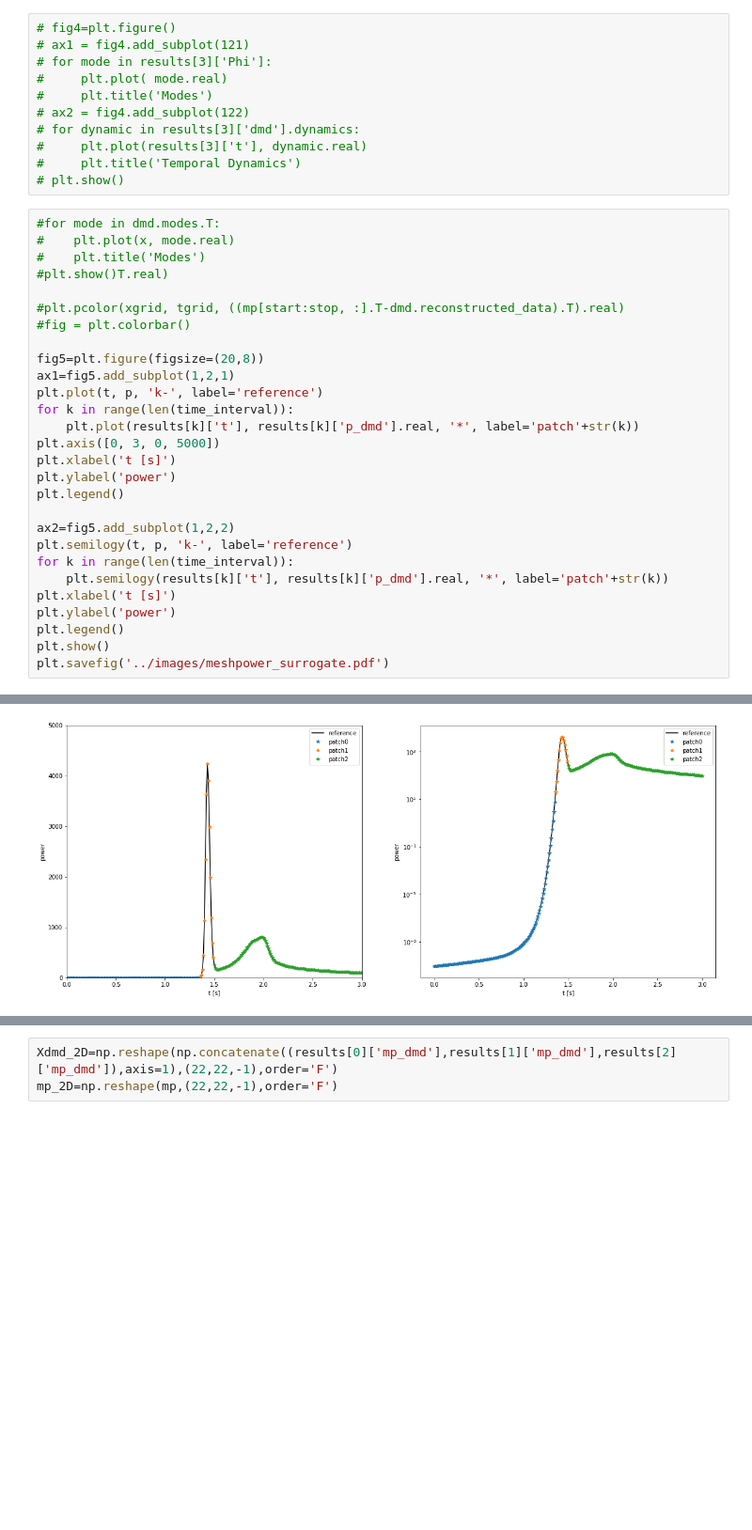
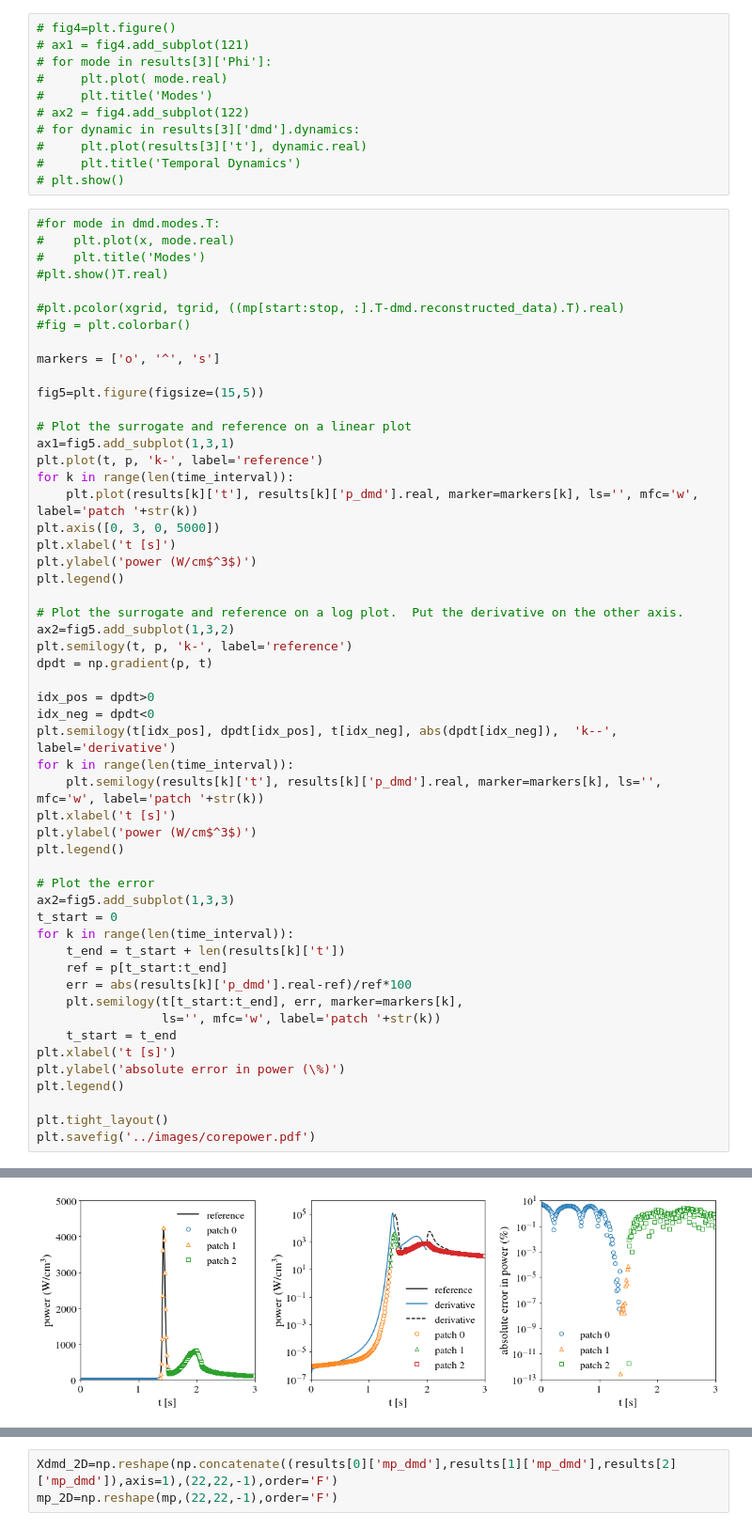
Before and after one commit to robertsj/dmd_lra_surrogate_ans, a Jupyter notebook: data/scripts/TransientDMD_surrogates-PyDMD_JOV_Latest.ipynb, the cells around one changed output, grey strips where cells are left out. Shown at 94% size. Cells and saved outputs as stored; diff of their text form; blank space fills up the shorter version.

```diff
--- a/data/scripts/TransientDMD_surrogates-PyDMD_JOV_Latest.ipynb
+++ b/data/scripts/TransientDMD_surrogates-PyDMD_JOV_Latest.ipynb
@@ -259,23 +451,48 @@ plt.show()
 #plt.pcolor(xgrid, tgrid, ((mp[start:stop, :].T-dmd.reconstructed_data).T).real)
 #fig = plt.colorbar()
 
-fig5=plt.figure(figsize=(20,8))
-ax1=fig5.add_subplot(1,2,1)
+markers = ['o', '^', 's']
+
+fig5=plt.figure(figsize=(15,5))
+
+# Plot the surrogate and reference on a linear plot
+ax1=fig5.add_subplot(1,3,1)
 plt.plot(t, p, 'k-', label='reference')
 for k in range(len(time_interval)):
-    plt.plot(results[k]['t'], results[k]['p_dmd'].real, '*', label='patch'+str(k))
+    plt.plot(results[k]['t'], results[k]['p_dmd'].real, marker=markers[k], ls='', mfc='w', label='patch '+str(k))
 plt.axis([0, 3, 0, 5000])
 plt.xlabel('t [s]')
-plt.ylabel('power')
+plt.ylabel('power (W/cm$^3$)')
 plt.legend()
 
-ax2=fig5.add_subplot(1,2,2)
+# Plot the surrogate and reference on a log plot.  Put the derivative on the other axis.
+ax2=fig5.add_subplot(1,3,2)
 plt.semilogy(t, p, 'k-', label='reference')
+dpdt = np.gradient(p, t)
+
+idx_pos = dpdt>0
+idx_neg = dpdt<0
+plt.semilogy(t[idx_pos], dpdt[idx_pos], t[idx_neg], abs(dpdt[idx_neg]),  'k--', label='derivative')
 for k in range(len(time_interval)):
-    plt.semilogy(results[k]['t'], results[k]['p_dmd'].real, '*', label='patch'+str(k))
+    plt.semilogy(results[k]['t'], results[k]['p_dmd'].real, marker=markers[k], ls='', mfc='w', label='patch '+str(k))
 plt.xlabel('t [s]')
-plt.ylabel('power')
+plt.ylabel('power (W/cm$^3$)')
 plt.legend()
-plt.show()
-plt.savefig('../images/meshpower_surrogate.pdf')
+
+# Plot the error
+ax2=fig5.add_subplot(1,3,3)
+t_start = 0
+for k in range(len(time_interval)):
+    t_end = t_start + len(results[k]['t'])
+    ref = p[t_start:t_end]
+    err = abs(results[k]['p_dmd'].real-ref)/ref*100
+    plt.semilogy(t[t_start:t_end], err, marker=markers[k],
+                 ls='', mfc='w', label='patch '+str(k))
+    t_start = t_end
+plt.xlabel('t [s]')
+plt.ylabel('absolute error in power (\%)')
+plt.legend()
+
+plt.tight_layout()
+plt.savefig('../images/corepower.pdf')
 # %% [output]
@@ -282 +549 @@ plt.savefig('../images/meshpower_surrogate.pdf')
-[figure, old version]
+[figure, new version]
```
Also changed, not shown: parts of 15 cells of this notebook.
